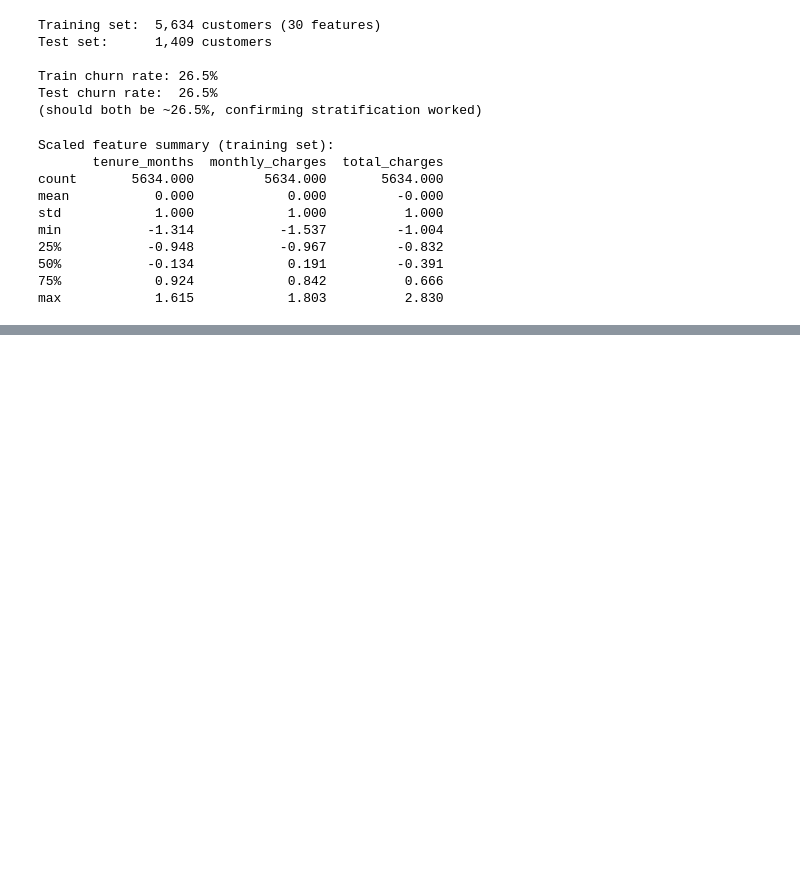
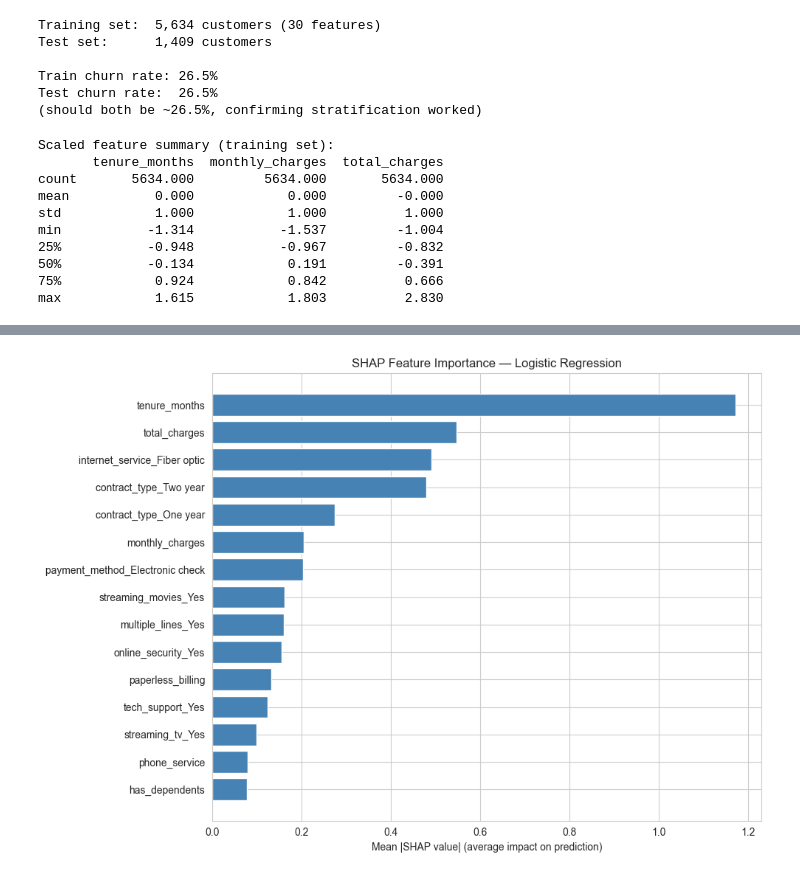
Before and after one commit to Jaswanthi-A/churn-analysis, a Jupyter notebook: notebooks/02_modeling.ipynb, the cells around one changed output, grey strips where cells are left out. Cells and saved outputs as stored; diff of their text form; code cells hidden in the pictures; blank space fills up the shorter version.

```diff
--- a/notebooks/02_modeling.ipynb
+++ b/notebooks/02_modeling.ipynb
@@ -251,0 +681,19 @@ max            1.615            1.803          2.830
+# %%
+# Global feature importance: mean absolute SHAP value per feature
+shap_np = np.asarray(shap_values, dtype=np.float64)
+feature_names = X_test_scaled.columns.tolist()
+
+importance = pd.DataFrame({
+    'feature':     feature_names,
+    'mean_abs_shap': np.abs(shap_np).mean(axis=0),
+}).sort_values('mean_abs_shap', ascending=False).head(15)
+
+fig, ax = plt.subplots(figsize=(10, 7))
+ax.barh(importance['feature'], importance['mean_abs_shap'], color='steelblue')
+ax.invert_yaxis()
+ax.set_xlabel('Mean |SHAP value| (average impact on prediction)')
+ax.set_title('SHAP Feature Importance — Logistic Regression')
+plt.tight_layout()
+plt.show()
+# %% [output]
+[figure, added]
```
Also changed, not shown: parts of 14 cells of this notebook, 1 other file.
